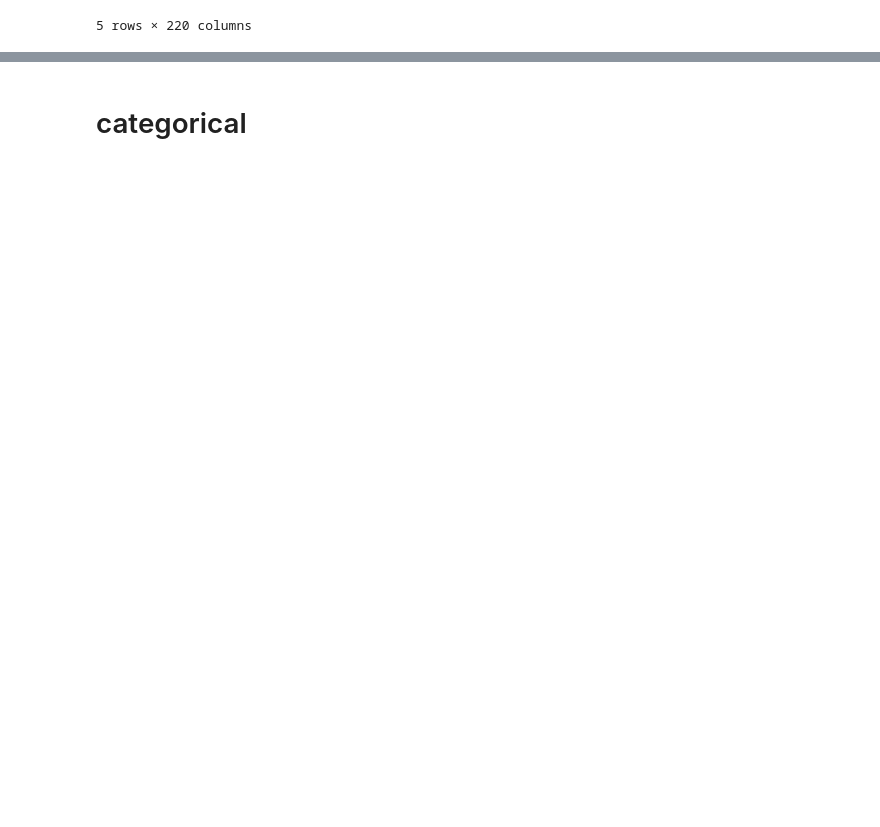
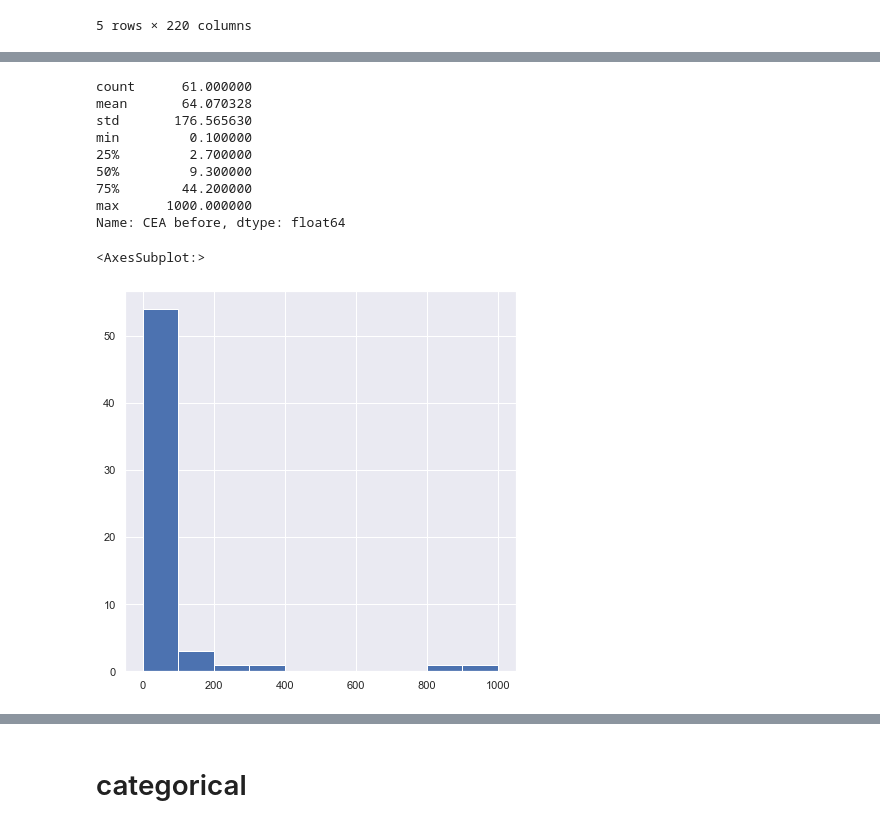
Before and after one commit to dies0mbre/prediction-of-operation-results, a Jupyter notebook: research.ipynb, the cells around one changed output, grey strips where cells are left out. Cells and saved outputs as stored; diff of their text form; code cells hidden in the pictures; blank space fills up the shorter version.

```diff
--- a/research.ipynb
+++ b/research.ipynb
@@ -37,0 +277,15 @@ quant_raw = tables[table_names[1]]
+# %%
+print(df['CEA before'].describe())
+df['CEA before'].hist()
+# %% [output]
+count      61.000000
+mean       64.070328
+std       176.565630
+min         0.100000
+25%         2.700000
+50%         9.300000
+75%        44.200000
+max      1000.000000
+Name: CEA before, dtype: float64
+<AxesSubplot:>
+[figure, added]
```
Also changed, not shown: parts of 106 cells of this notebook, 11 other files.
